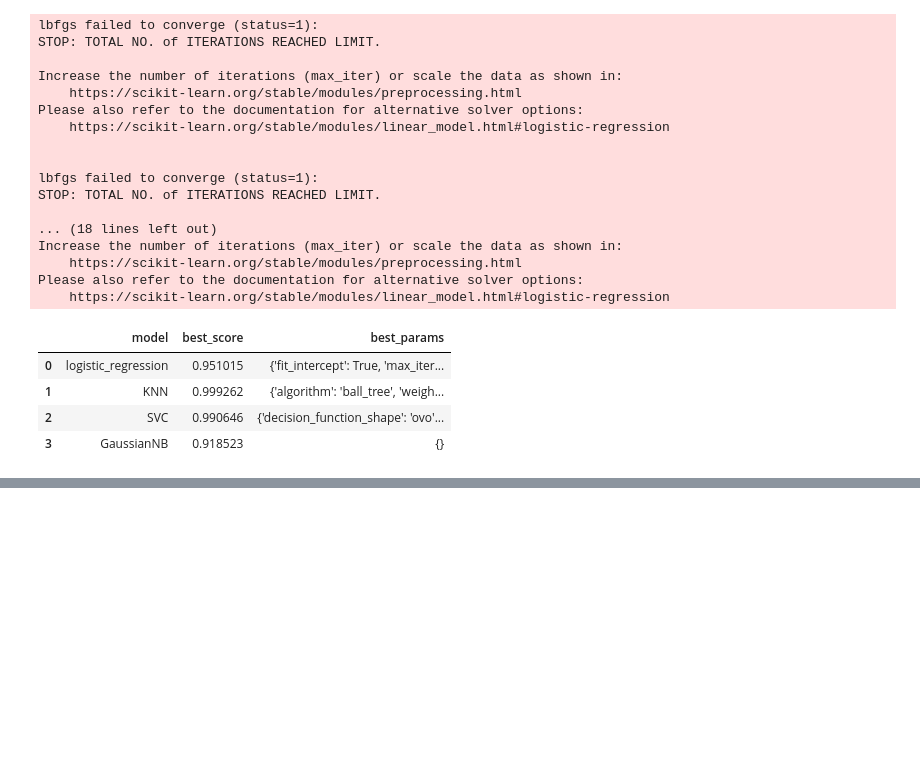
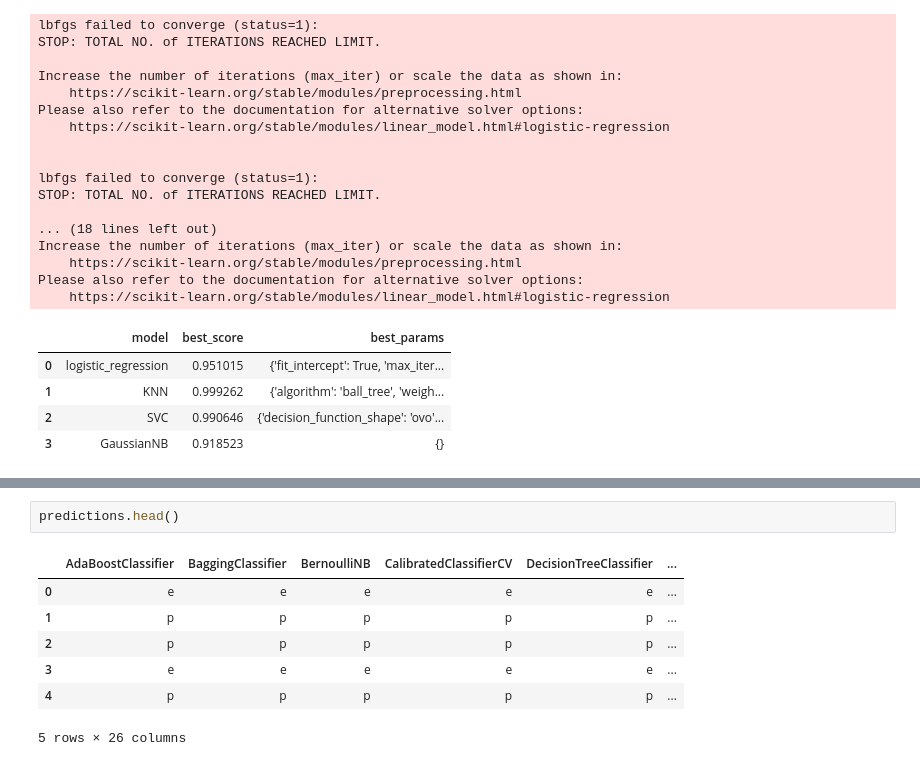
Before and after one commit to Varun988/ML_and_Datascience, a Jupyter notebook: Mushroom.ipynb, the cells around one changed output, grey strips where cells are left out. Cells and saved outputs as stored; diff of their text form; blank space fills up the shorter version.

```diff
--- a/Mushroom.ipynb
+++ b/Mushroom.ipynb
@@ -379,0 +452,10 @@ Please also refer to the documentation for alternative solver options:
+# %%
+predictions.head()
+# %% [output]
+|  | AdaBoostClassifier | BaggingClassifier | BernoulliNB | CalibratedClassifierCV | DecisionTreeClassifier | ... |
+| 0 | e | e | e | e | e | ... |
+| 1 | p | p | p | p | p | ... |
+| 2 | p | p | p | p | p | ... |
+| 3 | e | e | e | e | e | ... |
+| 4 | p | p | p | p | p | ... |
+5 rows × 26 columns
```
Also changed, not shown: parts of 7 cells of this notebook.
